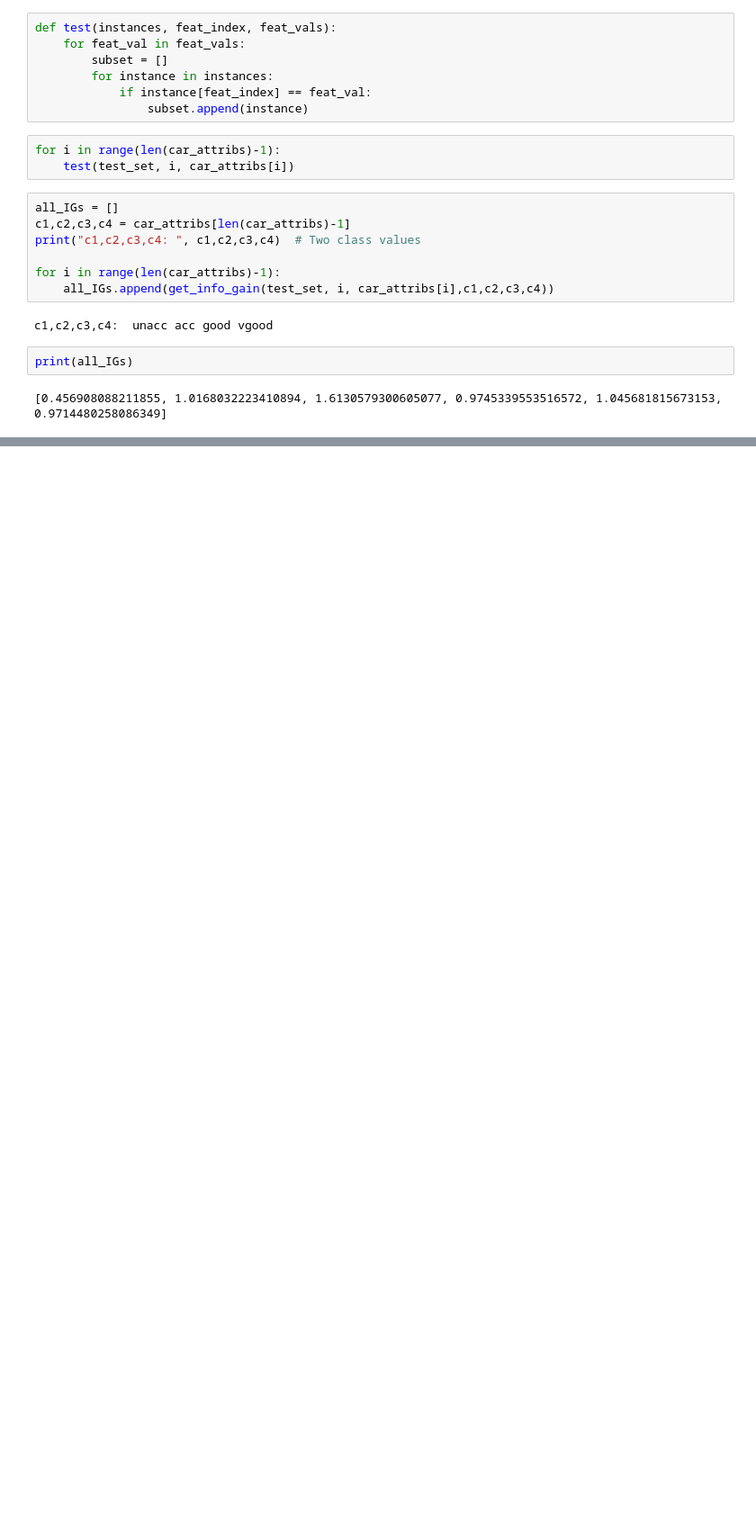
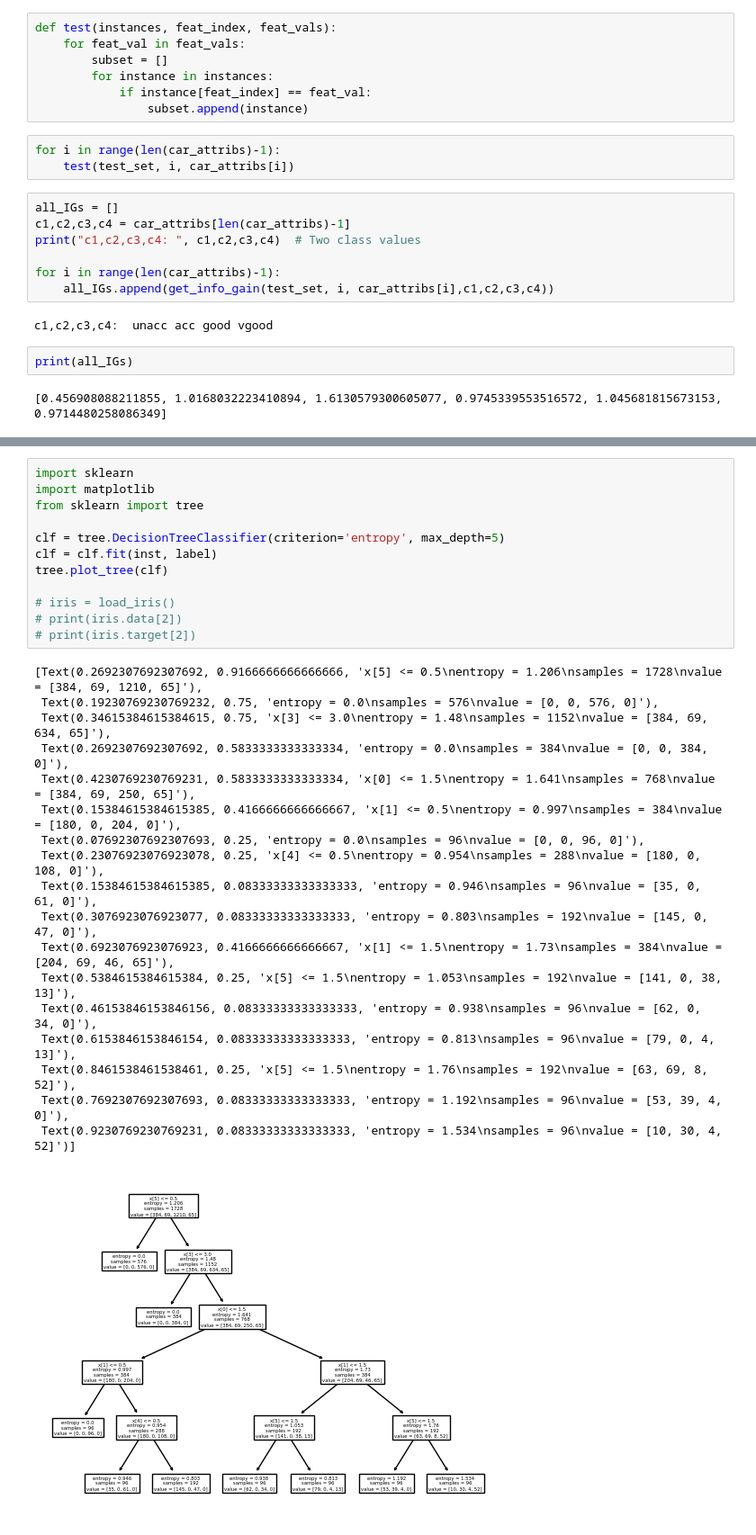
Before and after one commit to danpalmer1/MLProject, a Jupyter notebook: project.ipynb, the cells around one changed output, grey strips where cells are left out. Shown at 90% size. Saved outputs shown, nothing was run; the diff lists cells and outputs as text; blank space fills up the shorter version.

Commit message:
added scikitlearn decision tree

```diff
--- a/project.ipynb
+++ b/project.ipynb
@@ -192,0 +262,31 @@ print(all_IGs)
+# %%
+import sklearn
+import matplotlib
+from sklearn import tree
+
+clf = tree.DecisionTreeClassifier(criterion='entropy', max_depth=5)
+clf = clf.fit(inst, label)
+tree.plot_tree(clf)
+
+# iris = load_iris()
+# print(iris.data[2])
+# print(iris.target[2])
+# %% [output]
+[Text(0.2692307692307692, 0.9166666666666666, 'x[5] <= 0.5\nentropy = 1.206\nsamples = 1728\nvalue = [384, 69, 1210, 65]'),
+ Text(0.19230769230769232, 0.75, 'entropy = 0.0\nsamples = 576\nvalue = [0, 0, 576, 0]'),
+ Text(0.34615384615384615, 0.75, 'x[3] <= 3.0\nentropy = 1.48\nsamples = 1152\nvalue = [384, 69, 634, 65]'),
+ Text(0.2692307692307692, 0.5833333333333334, 'entropy = 0.0\nsamples = 384\nvalue = [0, 0, 384, 0]'),
+ Text(0.4230769230769231, 0.5833333333333334, 'x[0] <= 1.5\nentropy = 1.641\nsamples = 768\nvalue = [384, 69, 250, 65]'),
+ Text(0.15384615384615385, 0.4166666666666667, 'x[1] <= 0.5\nentropy = 0.997\nsamples = 384\nvalue = [180, 0, 204, 0]'),
+ Text(0.07692307692307693, 0.25, 'entropy = 0.0\nsamples = 96\nvalue = [0, 0, 96, 0]'),
+ Text(0.23076923076923078, 0.25, 'x[4] <= 0.5\nentropy = 0.954\nsamples = 288\nvalue = [180, 0, 108, 0]'),
+ Text(0.15384615384615385, 0.08333333333333333, 'entropy = 0.946\nsamples = 96\nvalue = [35, 0, 61, 0]'),
+ Text(0.3076923076923077, 0.08333333333333333, 'entropy = 0.803\nsamples = 192\nvalue = [145, 0, 47, 0]'),
+ Text(0.6923076923076923, 0.4166666666666667, 'x[1] <= 1.5\nentropy = 1.73\nsamples = 384\nvalue = [204, 69, 46, 65]'),
+ Text(0.5384615384615384, 0.25, 'x[5] <= 1.5\nentropy = 1.053\nsamples = 192\nvalue = [141, 0, 38, 13]'),
+ Text(0.46153846153846156, 0.08333333333333333, 'entropy = 0.938\nsamples = 96\nvalue = [62, 0, 34, 0]'),
+ Text(0.6153846153846154, 0.08333333333333333, 'entropy = 0.813\nsamples = 96\nvalue = [79, 0, 4, 13]'),
+ Text(0.8461538461538461, 0.25, 'x[5] <= 1.5\nentropy = 1.76\nsamples = 192\nvalue = [63, 69, 8, 52]'),
+ Text(0.7692307692307693, 0.08333333333333333, 'entropy = 1.192\nsamples = 96\nvalue = [53, 39, 4, 0]'),
+ Text(0.9230769230769231, 0.08333333333333333, 'entropy = 1.534\nsamples = 96\nvalue = [10, 30, 4, 52]')]
+[figure, added]
```
Also changed, not shown: parts of 1 cell of this notebook, 1 other file.
